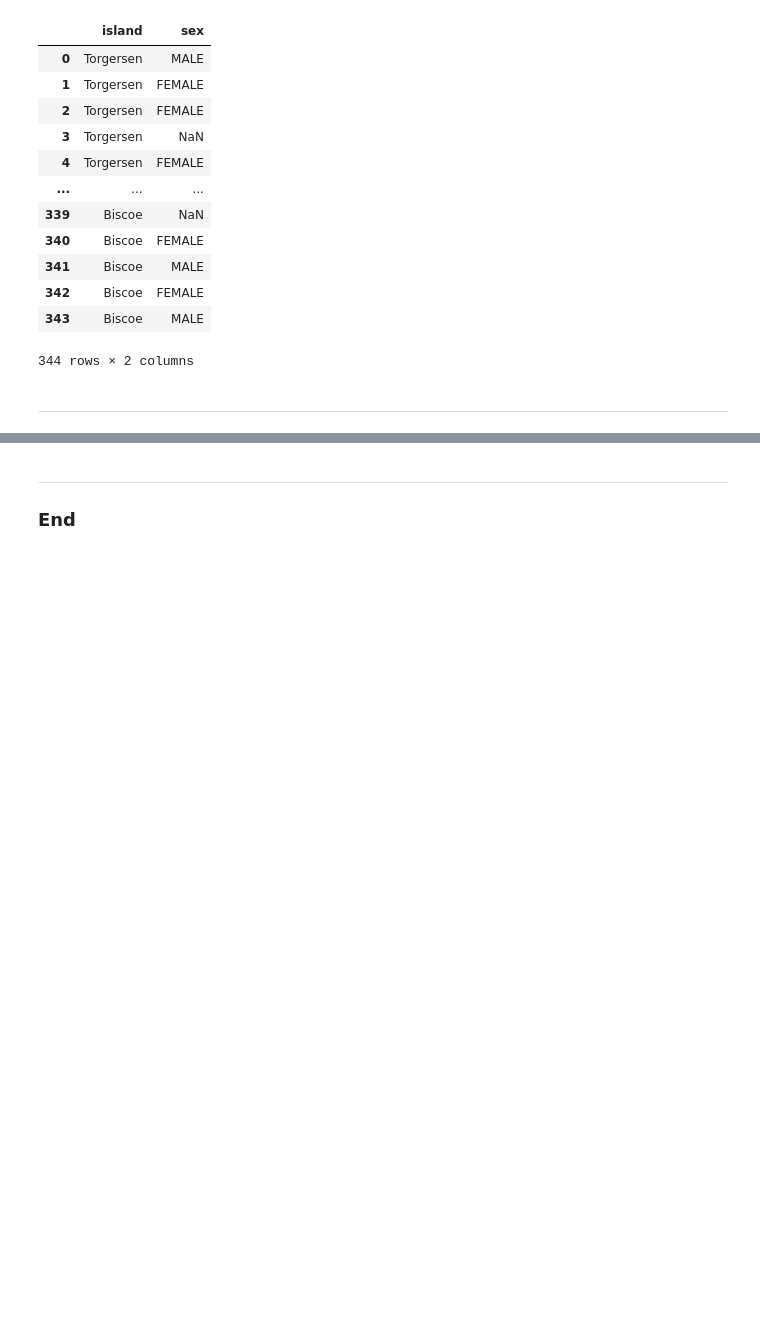
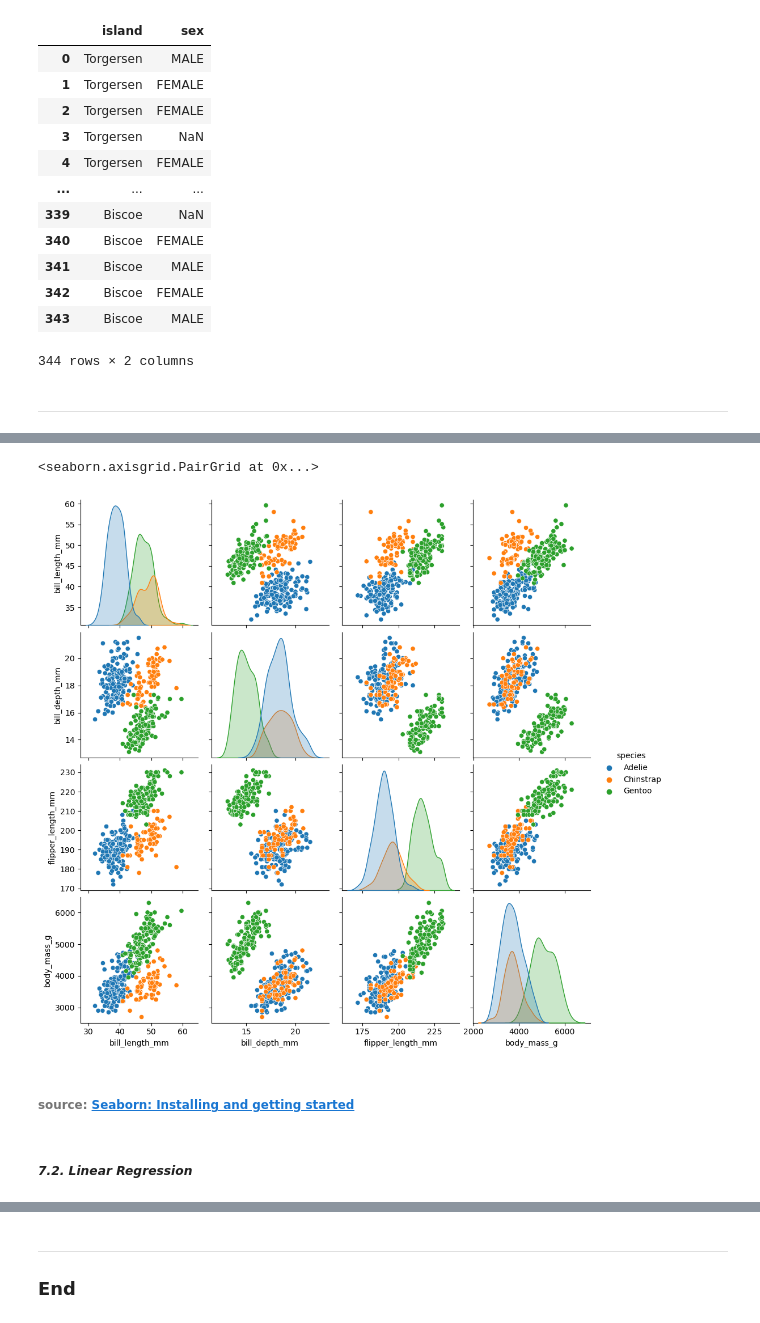
Before and after one commit to galto4/mywork, a Jupyter notebook: penguins.ipynb, the cells around one changed output, grey strips where cells are left out. Cells and saved outputs as stored; diff of their text form; code cells hidden in the pictures; blank space fills up the shorter version.

```diff
--- a/penguins.ipynb
+++ b/penguins.ipynb
@@ -238,0 +295,10 @@ $\bar{x} = \frac{\sum_{i=0}^{n-1} x_i}{n}$
+# %%
+df = sns.load_dataset("penguins")
+sns.pairplot(df, hue="species")
+# %% [output]
+<seaborn.axisgrid.PairGrid at 0x...>
+[figure, added]
+# %% [markdown]
+###### <b>source: [Seaborn: Installing and getting started](https://seaborn.pydata.org/installing.html) </b>
+# %% [markdown]
+##### <i>7.2. Linear Regression</i>
```
Also changed, not shown: parts of 50 cells of this notebook, 2 other files.
